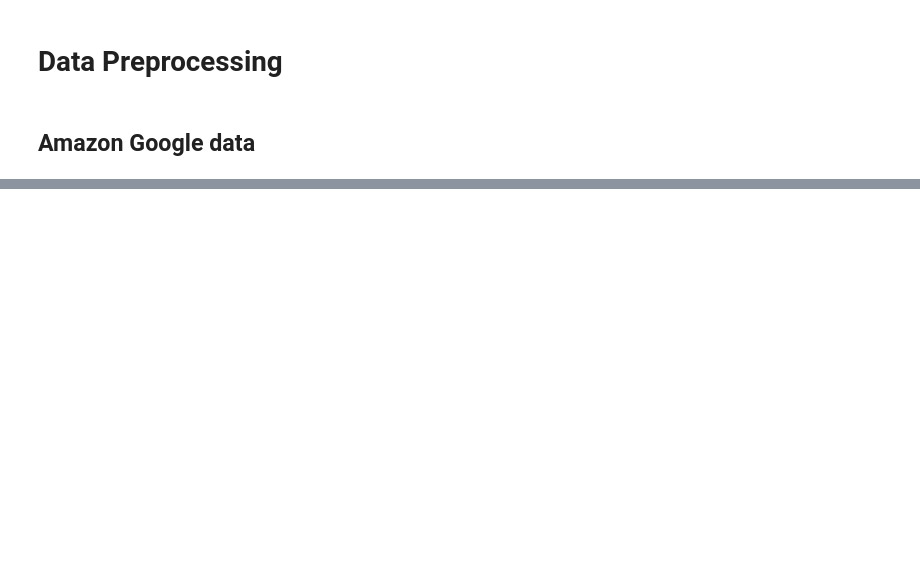
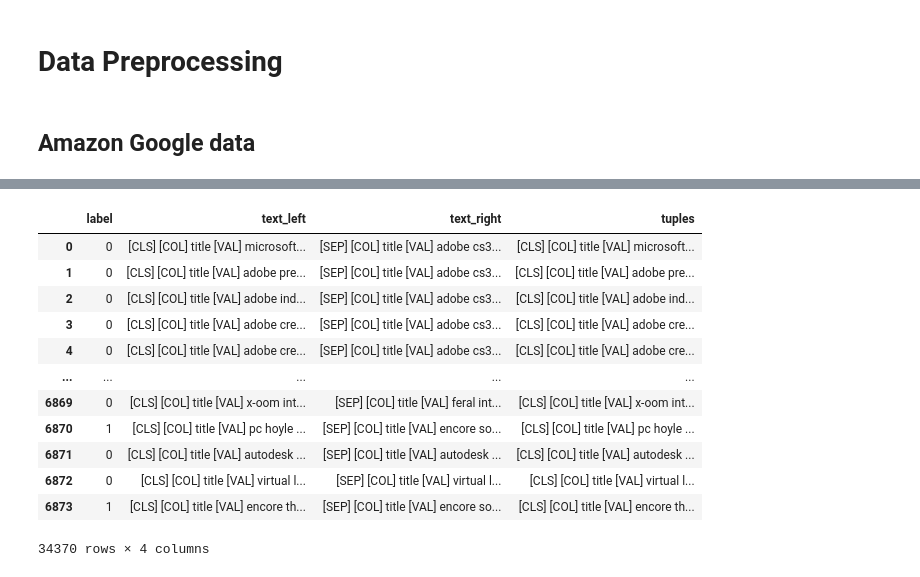
Before and after one commit to AJamal27891/University-coursees-projects, a Jupyter notebook: Albert_Matching_entities.ipynb, the cells around one changed output, grey strips where cells are left out. Drawn from its saved outputs; the diff is of its cells as text; code cells hidden in the pictures; blank space fills up the shorter version.

```diff
--- a/Albert_Matching_entities.ipynb
+++ b/Albert_Matching_entities.ipynb
@@ -59,12 +56,3 @@ total_data
 | 3 | 4 | 3 | 1 | 4 | 0.7 | sonny | 3 | 0.6 | sonny |
 | 4 | 5 | 4 | 0 | 5 | 1.0 | hstc | 4 | 0.7 | huawi |
 | 5 | 6 | 5 | 1 | 6 | 0.8 | xomi | 5 | 1.0 | xomi |
-# %%
-def remove_id_columns(total_data):
-  for x in total_data:
-    if x.endswith('id'):
-      total_data.drop(x,axis=1,inplace=True)
-    if x.startswith('id'):
-      total_data.drop(x,axis=1,inplace=True)
-  return total_data
-remove_id_columns(total_data)
@@ -133,0 +158,16 @@ AG_train.head()
+# %%
+AG_train
+# %% [output]
+|  | label | text_left | text_right | tuples |
+| 0 | 0 | [CLS] [COL] title [VAL] microsoft... | [SEP] [COL] title [VAL] adobe cs3... | [CLS] [COL] title [VAL] microsoft... |
+| 1 | 0 | [CLS] [COL] title [VAL] adobe pre... | [SEP] [COL] title [VAL] adobe cs3... | [CLS] [COL] title [VAL] adobe pre... |
+| 2 | 0 | [CLS] [COL] title [VAL] adobe ind... | [SEP] [COL] title [VAL] adobe cs3... | [CLS] [COL] title [VAL] adobe ind... |
+| 3 | 0 | [CLS] [COL] title [VAL] adobe cre... | [SEP] [COL] title [VAL] adobe cs3... | [CLS] [COL] title [VAL] adobe cre... |
+| 4 | 0 | [CLS] [COL] title [VAL] adobe cre... | [SEP] [COL] title [VAL] adobe cs3... | [CLS] [COL] title [VAL] adobe cre... |
+| ... | ... | ... | ... | ... |
+| 6869 | 0 | [CLS] [COL] title [VAL] x-oom int... | [SEP] [COL] title [VAL] feral int... | [CLS] [COL] title [VAL] x-oom int... |
+| 6870 | 1 | [CLS] [COL] title [VAL] pc hoyle ... | [SEP] [COL] title [VAL] encore so... | [CLS] [COL] title [VAL] pc hoyle ... |
+| 6871 | 0 | [CLS] [COL] title [VAL] autodesk ... | [SEP] [COL] title [VAL] autodesk ... | [CLS] [COL] title [VAL] autodesk ... |
+| 6872 | 0 | [CLS] [COL] title [VAL] virtual l... | [SEP] [COL] title [VAL] virtual l... | [CLS] [COL] title [VAL] virtual l... |
+| 6873 | 1 | [CLS] [COL] title [VAL] encore th... | [SEP] [COL] title [VAL] encore so... | [CLS] [COL] title [VAL] encore th... |
+34370 rows × 4 columns
```
Also changed, not shown: parts of 39 cells of this notebook.
